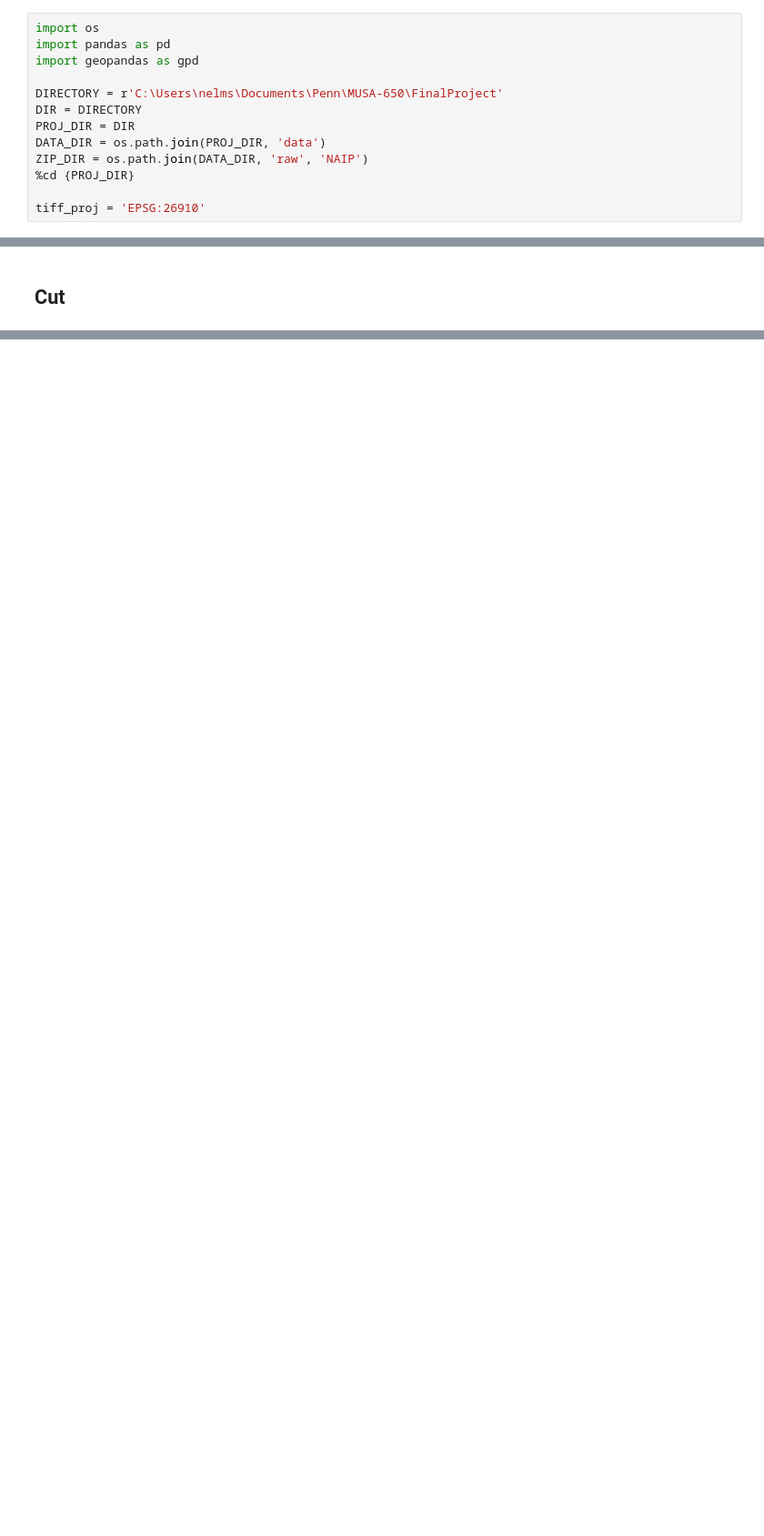
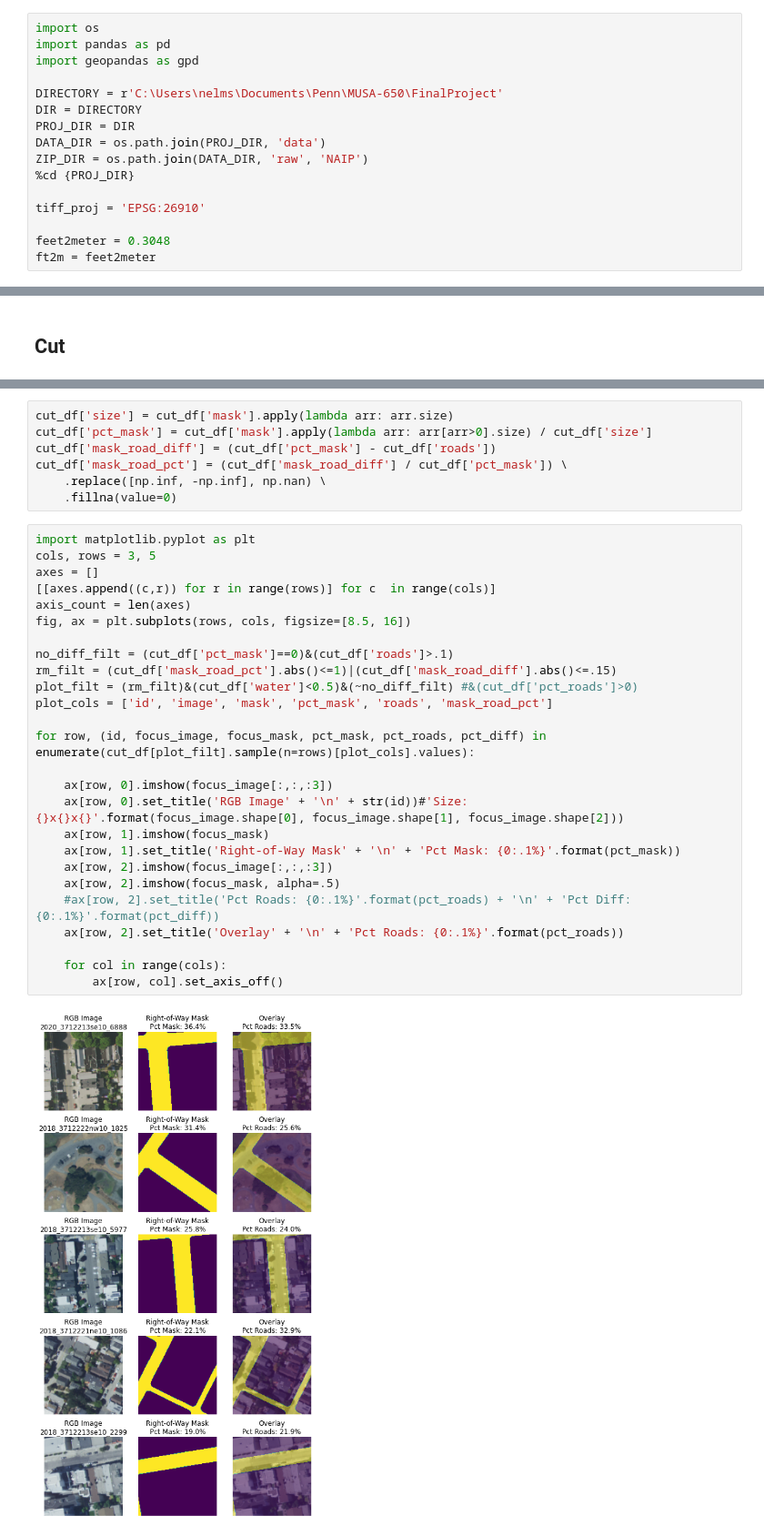
Before and after one commit to nelmsal/MUSA650_FinalProject_RightOfWayClassification, a Jupyter notebook: scripts/download_zipfile.ipynb, the cells around one changed output, grey strips where cells are left out. Shown at 91% size. Saved outputs shown, nothing was run; the diff lists cells and outputs as text; blank space fills up the shorter version.

```diff
--- a/scripts/download_zipfile.ipynb
+++ b/scripts/download_zipfile.ipynb
@@ -15,6 +15,9 @@ ZIP_DIR = os.path.join(DATA_DIR, 'raw', 'NAIP')
 %cd {PROJ_DIR}
 
 tiff_proj = 'EPSG:26910'
+
+feet2meter = 0.3048
+ft2m = feet2meter
 # %% [output]
 C:\Users\nelms\Documents\Penn\MUSA-650\FinalProject
 # %%
@@ -570,0 +705,35 @@ InvalidConfigError: ignored
+# %%
+cut_df['size'] = cut_df['mask'].apply(lambda arr: arr.size)
+cut_df['pct_mask'] = cut_df['mask'].apply(lambda arr: arr[arr>0].size) / cut_df['size']
+cut_df['mask_road_diff'] = (cut_df['pct_mask'] - cut_df['roads'])
+cut_df['mask_road_pct'] = (cut_df['mask_road_diff'] / cut_df['pct_mask']) \
+    .replace([np.inf, -np.inf], np.nan) \
+    .fillna(value=0)
+# %%
+import matplotlib.pyplot as plt
+cols, rows = 3, 5
+axes = []
+[[axes.append((c,r)) for r in range(rows)] for c  in range(cols)]
+axis_count = len(axes)
+fig, ax = plt.subplots(rows, cols, figsize=[8.5, 16])
+
+no_diff_filt = (cut_df['pct_mask']==0)&(cut_df['roads']>.1)
+rm_filt = (cut_df['mask_road_pct'].abs()<=1)|(cut_df['mask_road_diff'].abs()<=.15)
+plot_filt = (rm_filt)&(cut_df['water']<0.5)&(~no_diff_filt) #&(cut_df['pct_roads']>0)
+plot_cols = ['id', 'image', 'mask', 'pct_mask', 'roads', 'mask_road_pct']
+
+for row, (id, focus_image, focus_mask, pct_mask, pct_roads, pct_diff) in enumerate(cut_df[plot_filt].sample(n=rows)[plot_cols].values):
+
+    ax[row, 0].imshow(focus_image[:,:,:3])
+    ax[row, 0].set_title('RGB Image' + '\n' + str(id))#'Size: {}x{}x{}'.format(focus_image.shape[0], focus_image.shape[1], focus_image.shape[2]))
+    ax[row, 1].imshow(focus_mask)
+    ax[row, 1].set_title('Right-of-Way Mask' + '\n' + 'Pct Mask: {0:.1%}'.format(pct_mask))
+    ax[row, 2].imshow(focus_image[:,:,:3])
+    ax[row, 2].imshow(focus_mask, alpha=.5)
+    #ax[row, 2].set_title('Pct Roads: {0:.1%}'.format(pct_roads) + '\n' + 'Pct Diff: {0:.1%}'.format(pct_diff))
+    ax[row, 2].set_title('Overlay' + '\n' + 'Pct Roads: {0:.1%}'.format(pct_roads))
+
+    for col in range(cols):
+        ax[row, col].set_axis_off()
+# %% [output]
+[figure, added]
```
Also changed, not shown: parts of 64 cells of this notebook, 5 other files.
